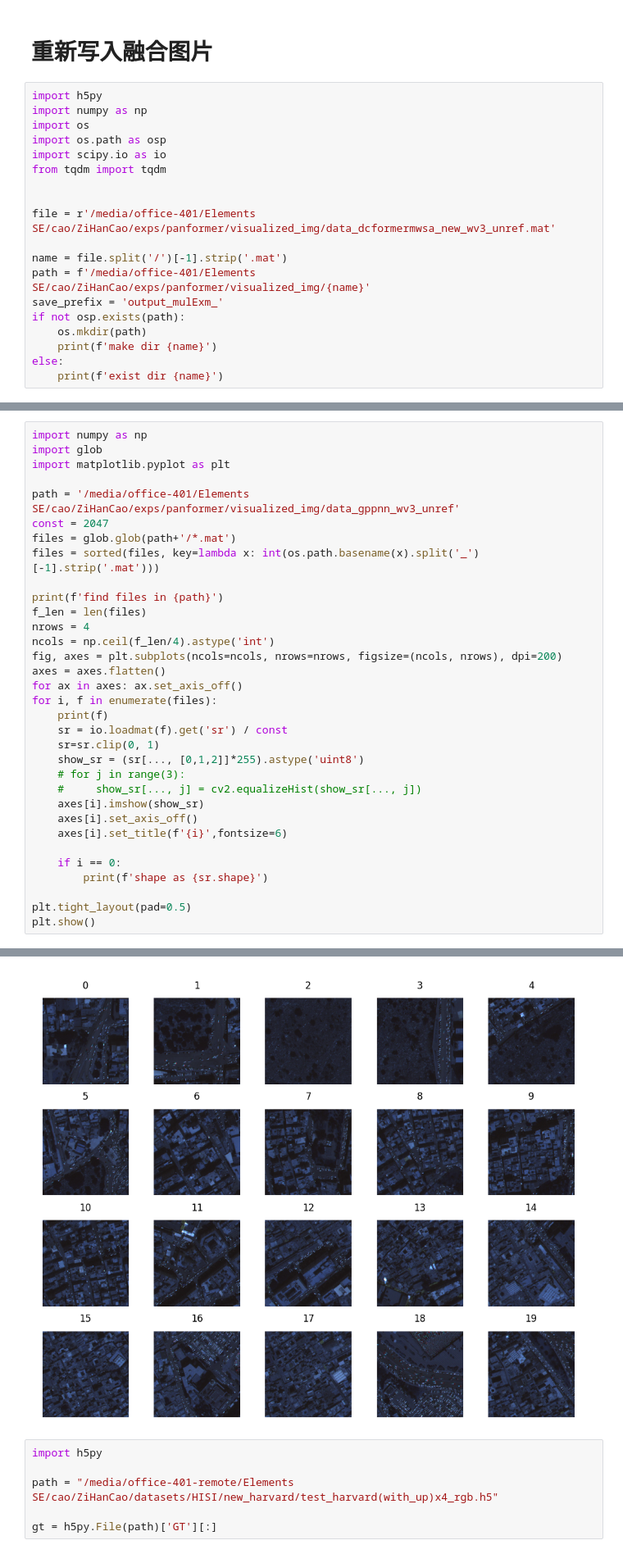
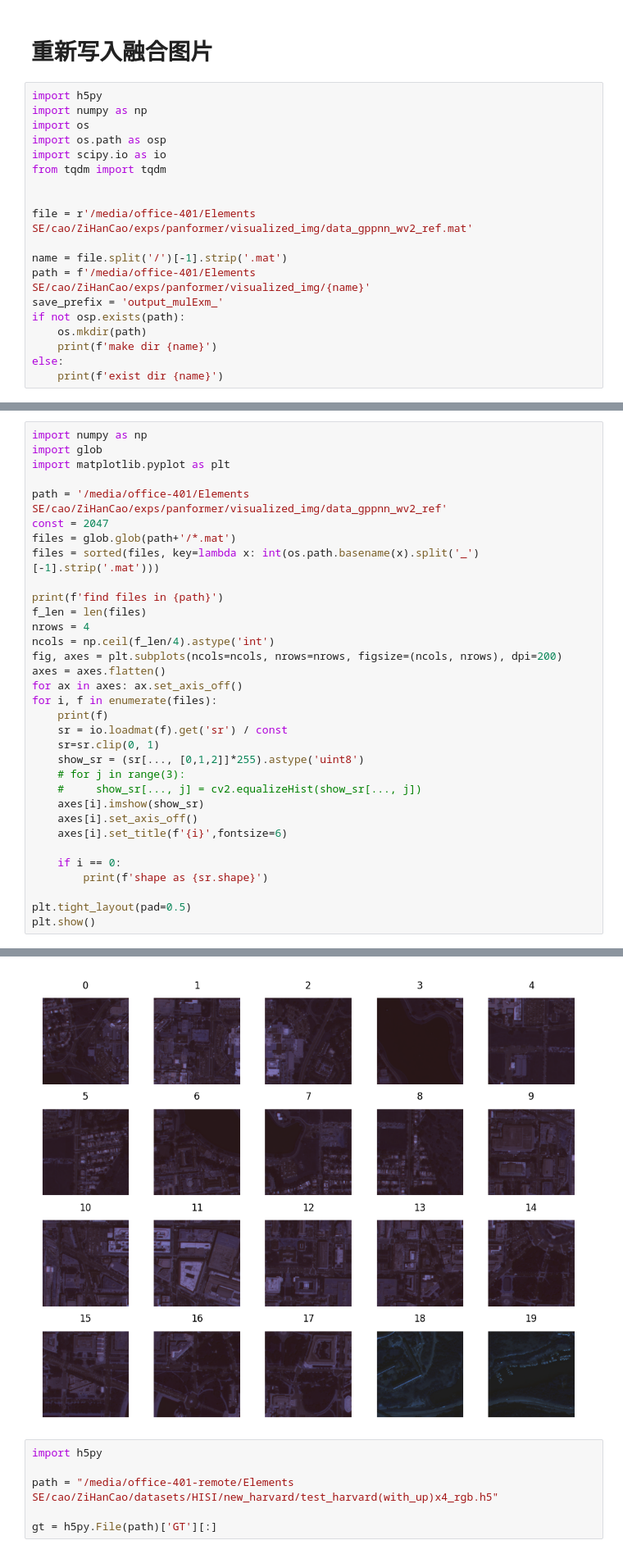
Before and after one commit to 294coder/Dif-PAN, a Jupyter notebook: misc_notebook.ipynb, the cells around one changed output, grey strips where cells are left out. Shown at 82% size. Saved outputs shown, nothing was run; the diff lists cells and outputs as text.

```diff
--- a/misc_notebook.ipynb
+++ b/misc_notebook.ipynb
@@ -283,7 +283,7 @@ import scipy.io as io
 from tqdm import tqdm
 
 
-file = r'/media/office-401/Elements SE/cao/ZiHanCao/exps/panformer/visualized_img/data_dcformermwsa_new_wv3_unref.mat'
+file = r'/media/office-401/Elements SE/cao/ZiHanCao/exps/panformer/visualized_img/data_gppnn_wv2_ref.mat'
 
 name = file.split('/')[-1].strip('.mat')
 path = f'/media/office-401/Elements SE/cao/ZiHanCao/exps/panformer/visualized_img/{name}'
@@ -318,7 +318,7 @@ import numpy as np
 import glob
 import matplotlib.pyplot as plt
 
-path = '/media/office-401/Elements SE/cao/ZiHanCao/exps/panformer/visualized_img/data_gppnn_wv3_unref'
+path = '/media/office-401/Elements SE/cao/ZiHanCao/exps/panformer/visualized_img/data_gppnn_wv2_ref'
 const = 2047
 files = glob.glob(path+'/*.mat')
 files = sorted(files, key=lambda x: int(os.path.basename(x).split('_')[-1].strip('.mat')))
@@ -367,4 +367,4 @@ shape as (512, 512, 8)
-[figure, old version]
+[figure, new version]
 # %%
 import h5py
 
```
Also changed, not shown: parts of 3 cells of this notebook, 25 other files.
